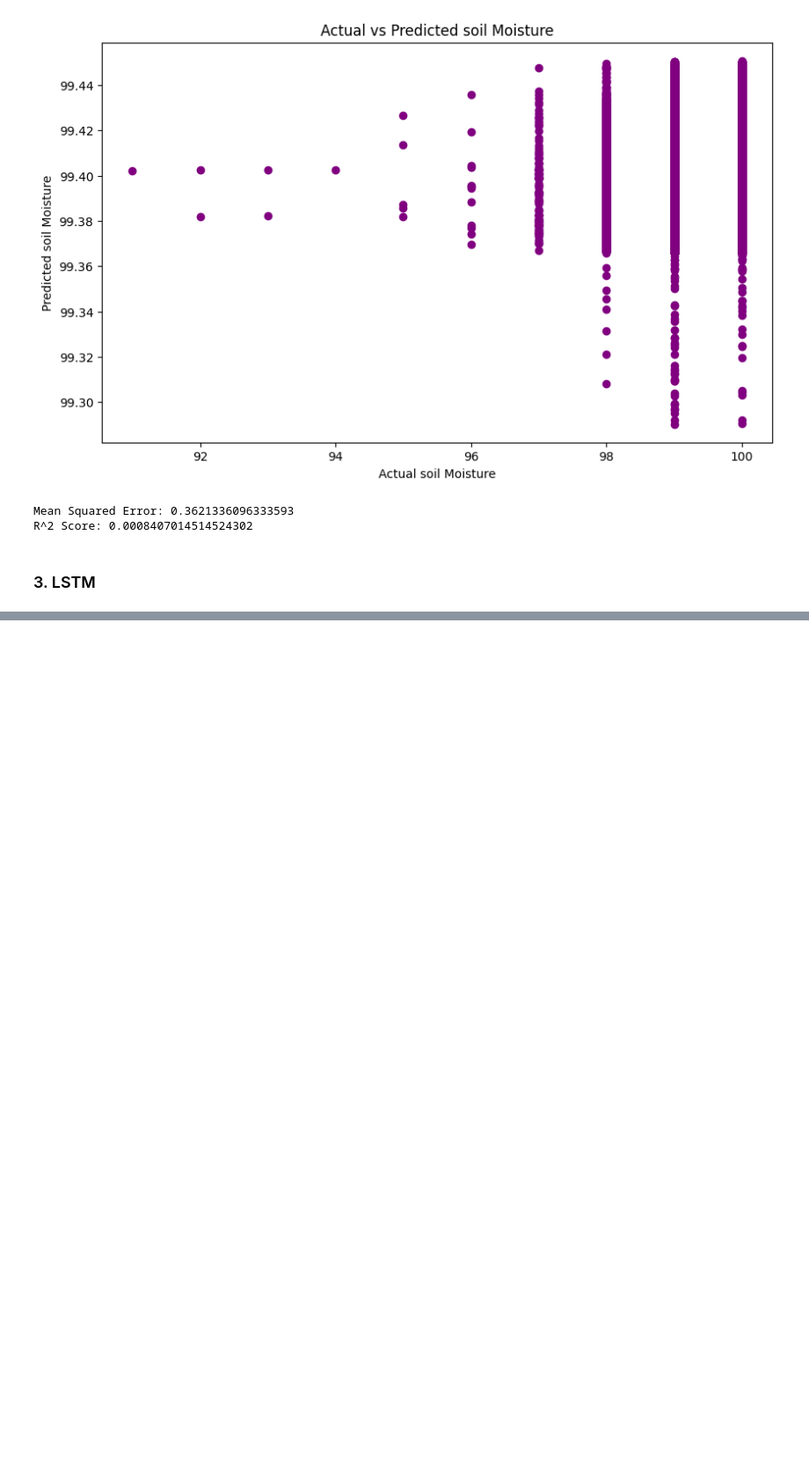
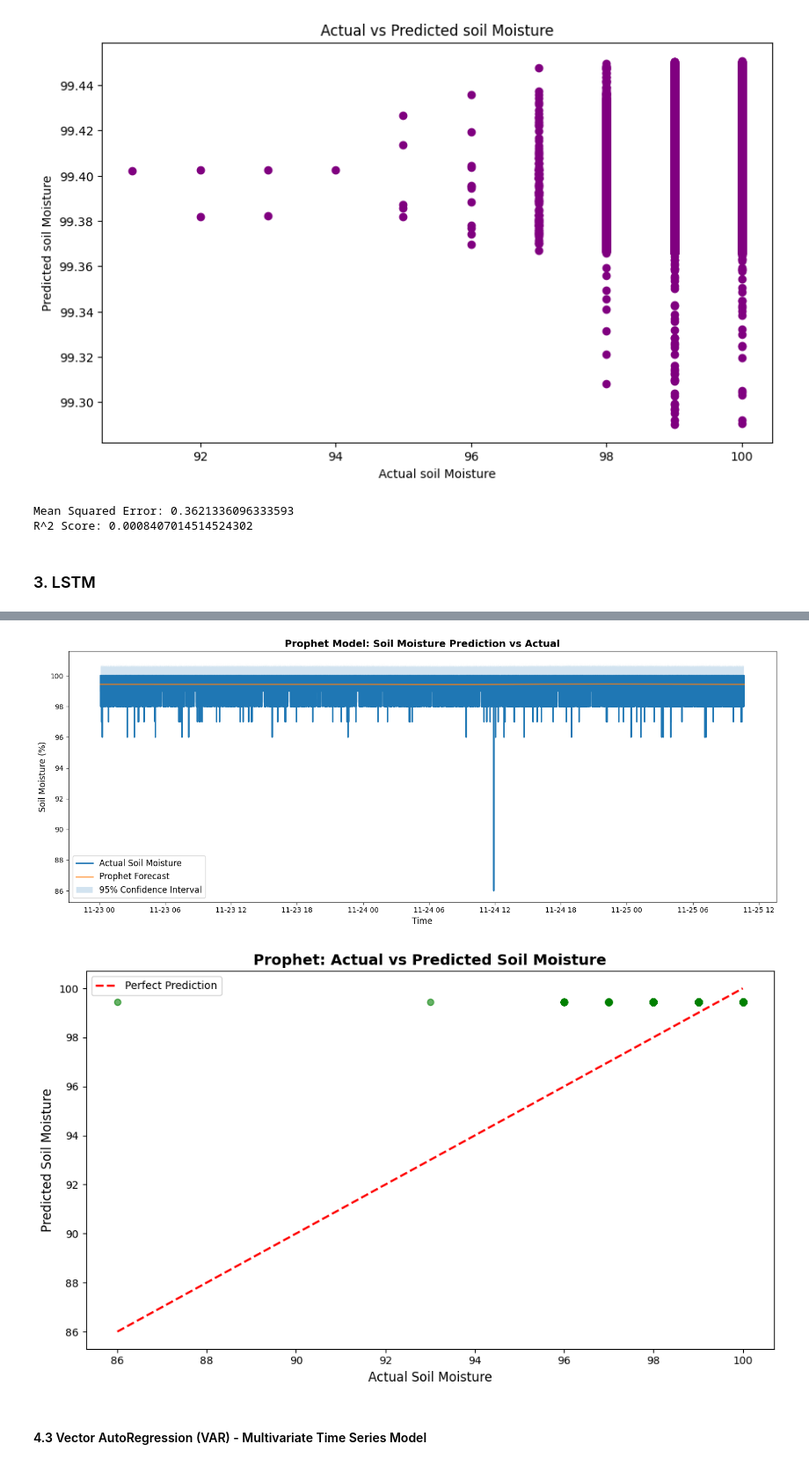
Before and after one commit to SaraAlameen82/IoT_Application_Project, a Jupyter notebook: main.ipynb, the cells around one changed output, grey strips where cells are left out. Shown at 88% size. Drawn from its saved outputs; the diff is of its cells as text; code cells hidden in the pictures; blank space fills up the shorter version.

```diff
--- a/main.ipynb
+++ b/main.ipynb
@@ -571,0 +742,32 @@ LSTM Model - R^2 Score: -2.640829142073315
+# %%
+# Plotting Prophet Soil Moisture Predictions
+plt.figure(figsize=(15, 6))
+plt.plot(test_moisture['ds'], y_test_prophet_moisture, label='Actual Soil Moisture', linewidth=2)
+plt.plot(test_moisture['ds'], y_pred_prophet_moisture, label='Prophet Forecast', linewidth=2, alpha=0.7)
+plt.fill_between(test_moisture['ds'],
+                 forecast_moisture['yhat_lower'].iloc[-len(test_moisture):],
+                 forecast_moisture['yhat_upper'].iloc[-len(test_moisture):],
+                 alpha=0.2, label='95% Confidence Interval')
+plt.legend(fontsize=12)
+plt.title('Prophet Model: Soil Moisture Prediction vs Actual', fontsize=14, fontweight='bold')
+plt.xlabel('Time', fontsize=12)
+plt.ylabel('Soil Moisture (%)', fontsize=12)
+plt.tight_layout()
+plt.show()
+
+# Scatter plot for Prophet Soil Moisture
+plt.figure(figsize=(10, 6))
+plt.scatter(y_test_prophet_moisture, y_pred_prophet_moisture, alpha=0.6, color='green')
+plt.plot([y_test_prophet_moisture.min(), y_test_prophet_moisture.max()],
+         [y_test_prophet_moisture.min(), y_test_prophet_moisture.max()], 'r--', lw=2, label='Perfect Prediction')
+plt.xlabel('Actual Soil Moisture', fontsize=12)
+plt.ylabel('Predicted Soil Moisture', fontsize=12)
+plt.title('Prophet: Actual vs Predicted Soil Moisture', fontsize=14, fontweight='bold')
+plt.legend()
+plt.tight_layout()
+plt.show()
+# %% [output]
+[figure, added]
+[figure, added]
+# %% [markdown]
+#### 4.3 Vector AutoRegression (VAR) - Multivariate Time Series Model
```
Also changed, not shown: parts of 23 cells of this notebook.
